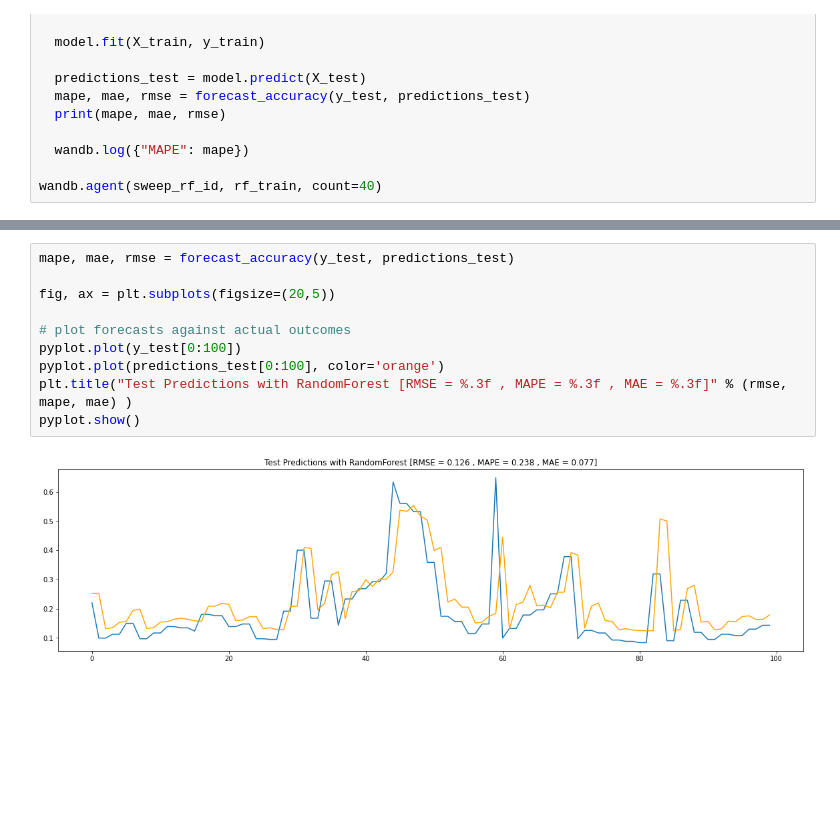
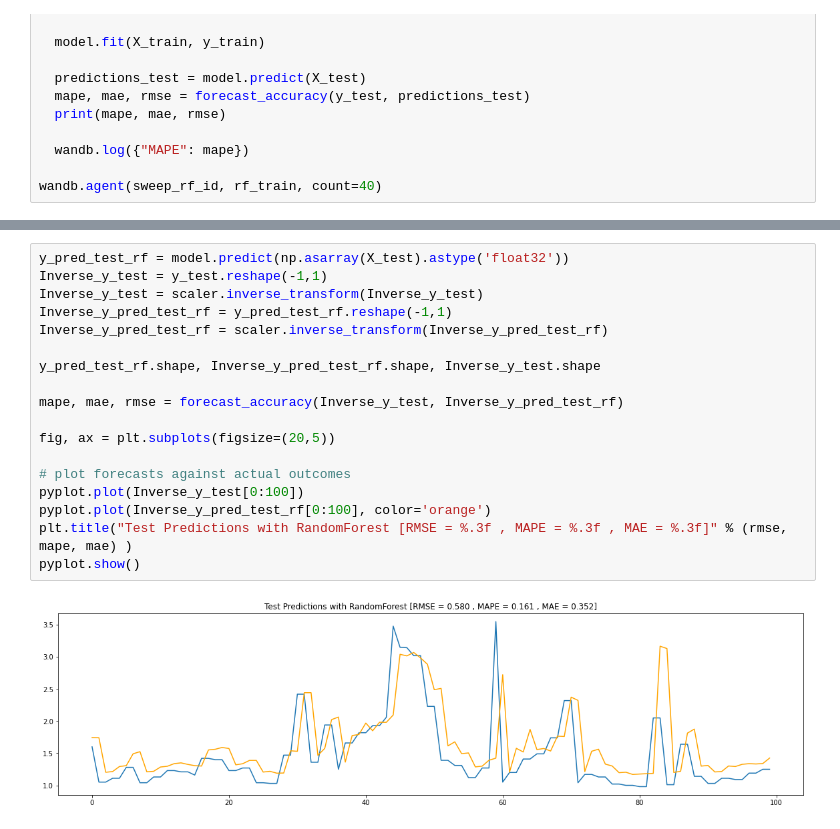
Before and after one commit to Malekkamoua/Quality-prediction-industry-4.0, a Jupyter notebook: 5_Forecasting | ML_models.ipynb, the cells around one changed output, grey strips where cells are left out. Drawn from its saved outputs; the diff is of its cells as text; blank space fills up the shorter version.

```diff
--- a/5_Forecasting | ML_models.ipynb
+++ b/5_Forecasting | ML_models.ipynb
@@ -290,13 +317,21 @@ pyplot.show()
 # %%
-mape, mae, rmse = forecast_accuracy(y_test, predictions_test)
+y_pred_test_rf = model.predict(np.asarray(X_test).astype('float32'))
+Inverse_y_test = y_test.reshape(-1,1)
+Inverse_y_test = scaler.inverse_transform(Inverse_y_test)
+Inverse_y_pred_test_rf = y_pred_test_rf.reshape(-1,1)
+Inverse_y_pred_test_rf = scaler.inverse_transform(Inverse_y_pred_test_rf)
+
+y_pred_test_rf.shape, Inverse_y_pred_test_rf.shape, Inverse_y_test.shape
+
+mape, mae, rmse = forecast_accuracy(Inverse_y_test, Inverse_y_pred_test_rf)
 
 fig, ax = plt.subplots(figsize=(20,5))
 
 # plot forecasts against actual outcomes
-pyplot.plot(y_test[0:100])
-pyplot.plot(predictions_test[0:100], color='orange')
+pyplot.plot(Inverse_y_test[0:100])
+pyplot.plot(Inverse_y_pred_test_rf[0:100], color='orange')
 plt.title("Test Predictions with RandomForest [RMSE = %.3f , MAPE = %.3f , MAE = %.3f]" % (rmse, mape, mae) )
 pyplot.show()
 # %% [output]
-[figure, old version]
+[figure, new version]
 # %%
```
Also changed, not shown: parts of 8 cells of this notebook.
